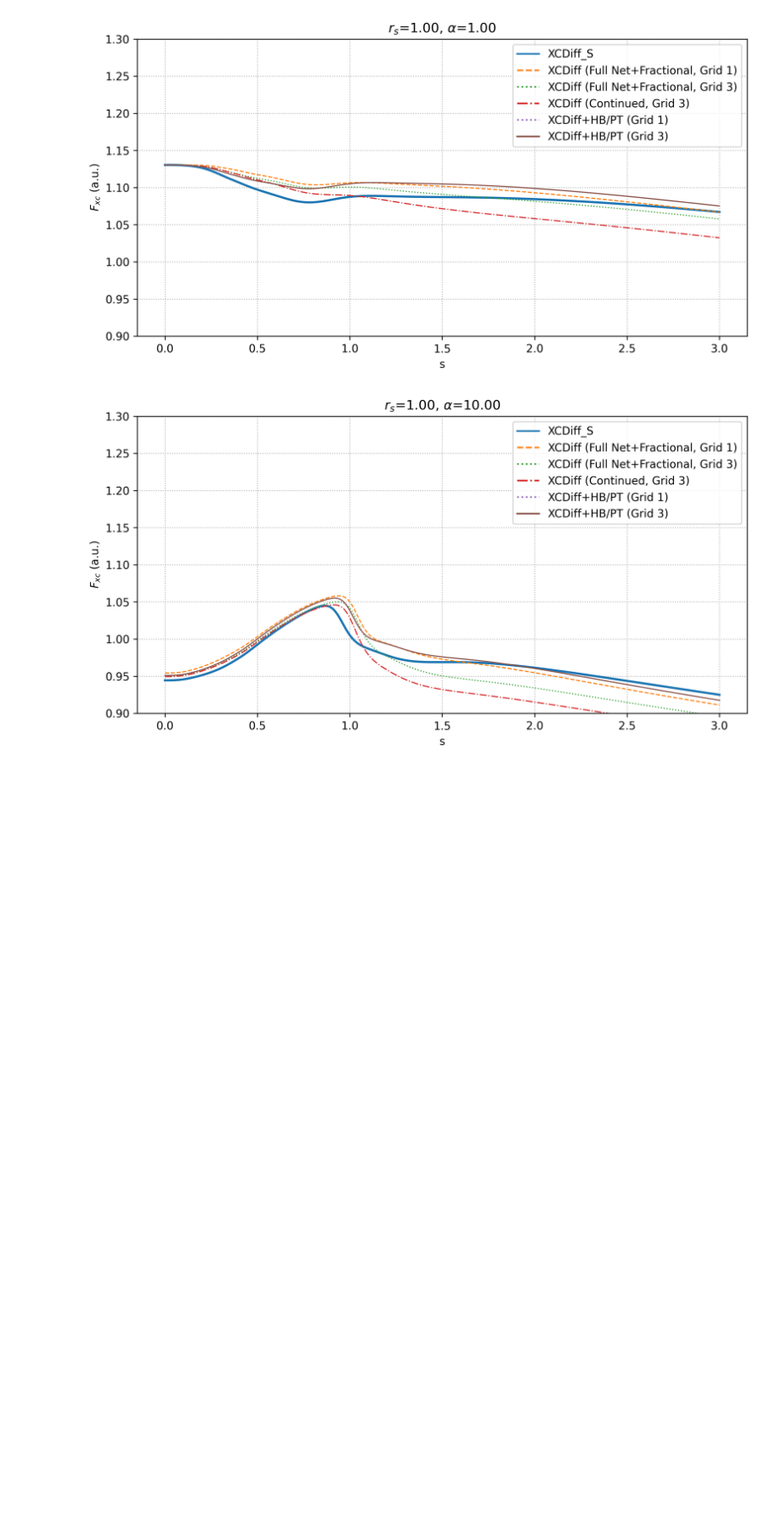
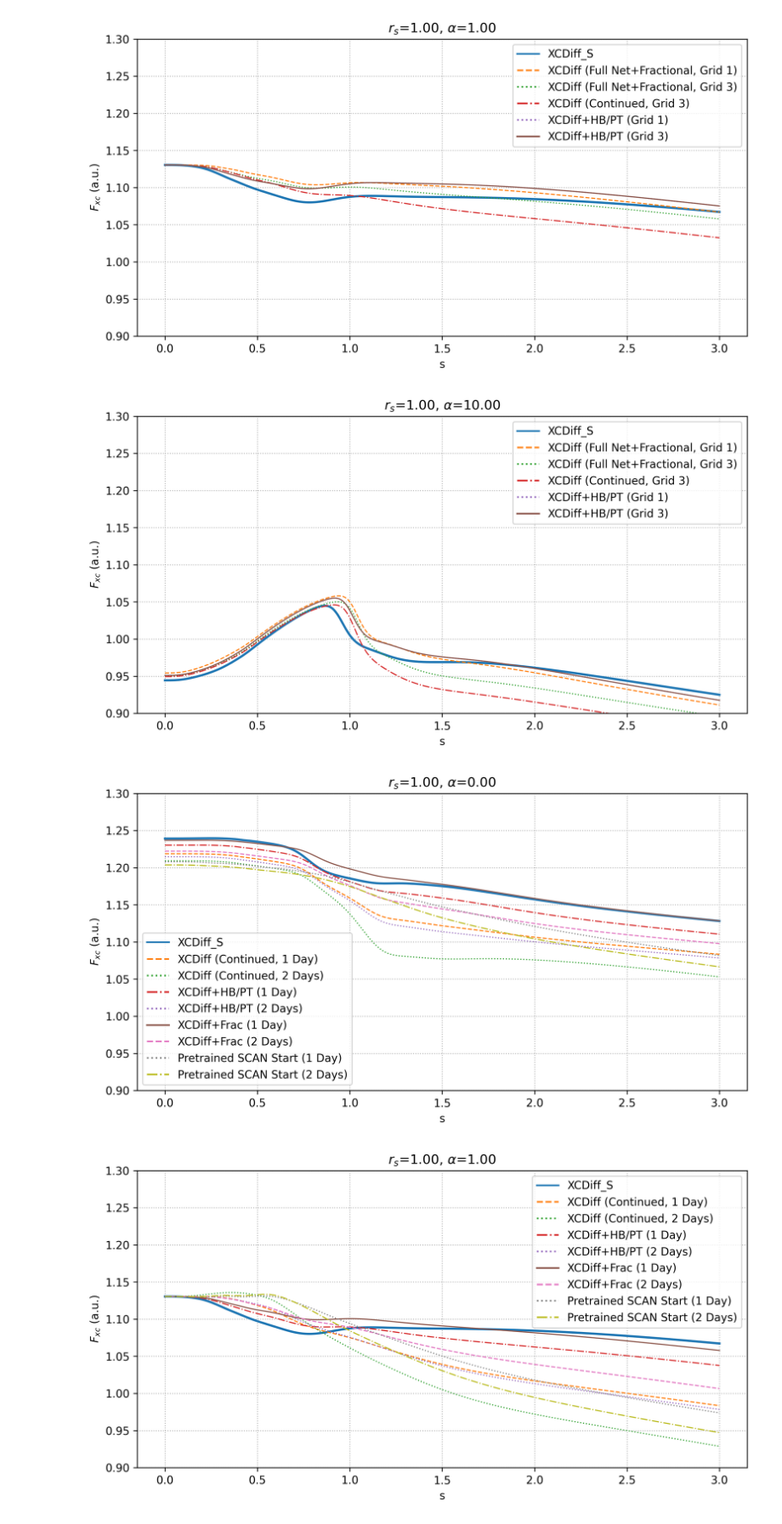
Before and after one commit to alecpwills/dpyscfl, a Jupyter notebook: notebooks/plot_enhancement_general.ipynb, the cells around one changed output. Shown at 85% size. Drawn from its saved outputs; the diff is of its cells as text; code cells hidden in the pictures; blank space fills up the shorter version.

```diff
--- a/notebooks/plot_enhancement_general.ipynb
+++ b/notebooks/plot_enhancement_general.ipynb
@@ -380,3 +380,68 @@ grid(ls=':')
 [figure]
 [figure]
 [figure]
+# %%
+figsize(10,5)
+
+figure(dpi=300)
+modelroot = '/home/awills/Documents/Research/swxcd/eval'
+xcdsd = '/home/awills/Documents/Research/swxcd/train/xcdiffsym'
+xcdsfp = '/home/awills/Documents/Research/swxcd/eval/xcdsymfrac/abfrac/'
+xcdcp = '/home/awills/Documents/Research/swxcd/eval/xcdiff_c'
+xcdsw1p = '/home/awills/Documents/Research/swxcd/eval/xcdsw1'
+xcdsw3p = '/home/awills/Documents/Research/swxcd/eval/xcdsw3'
+mgxc = '/MODEL_MGGA/xc'
+xcd = torch.jit.load(os.path.join(modelroot, 'xcdiff/MODEL_MGGA/xc'))
+xcdsf1 = torch.load(xcdsfp+'/swmg1/MODEL_MGGA/xc')
+xcdc = torch.load(xcdcp+mgxc)
+xcdsw1 = torch.load(xcdsw1p+mgxc)
+
+xcdc1 = torch.load(os.path.join(modelroot, 'xcdiff_c', 'MODELdoub_MGGA/xc'))
+xcdc2 = torch.load(os.path.join(modelroot, 'xcdiff_c', 'MODELdoub2_MGGA/xc'))
+pts1 = torch.load(os.path.join(modelroot, 'ptscan', 'double/MODEL_MGGA/xc'))
+pts2 = torch.load(os.path.join(modelroot, 'ptscan', 'double/MODEL2_MGGA/xc'))
+xcdsw31 = torch.load(xcdsw3p+mgxc)
+xcdsw32 = torch.load(os.path.join(xcdsw3p, 'MODEL2_MGGA/xc'))
+xcdsf31 = torch.load(xcdsfp+'/swmg3/MODEL_MGGA/xc')
+xcdsf32 = torch.load(xcdsfp+'/swmg3/MODEL2_MGGA/xc')
+
+
+only = None
+ylims=(0.9, 1.3)
+dct = {"XCDiff_S": xcd,
+      "XCDiff (Continued, 1 Day)":xcdc1.xc,
+      "XCDiff (Continued, 2 Days)":xcdc2.xc,
+      "XCDiff+HB/PT (1 Day)":xcdsw31.xc,
+      "XCDiff+HB/PT (2 Days)":xcdsw32.xc,
+       "XCDiff+Frac (1 Day)":xcdsf31.xc,
+       "XCDiff+Frac (2 Days)":xcdsf32.xc,
+       "Pretrained SCAN Start (1 Day)":pts1.xc,
+       "Pretrained SCAN Start (2 Days)":pts2.xc
+      }
+
+plot_fxc(dct, s_range=[0, 3], rs=[1], alpha_range=[0], only=only)
+ylim(ylims)
+# legend([])
+grid(ls=':')
+title("$r_s$={:3.2f}, $\\alpha$={:3.2f}".format(1, 0))
+
+# savefig('Fxc_mgga_alpha0.pdf',bbox_inches='tight')
+figure(dpi=300)
+plot_fxc(dct, s_range=[0, 3], rs=[1], alpha_range=[1], only=only)
+ylim(ylims)
+title("$r_s$={:3.2f}, $\\alpha$={:3.2f}".format(1, 1))
+
+# legend([])
+ylims=(0.6, 1.1)
+grid(ls=':')
+# savefig('Fxc_mgga_alpha1.pdf',bbox_inches='tight')
+figure(dpi=300)
+plot_fxc(dct, s_range=[0, 3], rs=[1], alpha_range=[10], only=only)
+title("$r_s$={:3.2f}, $\\alpha$={:3.2f}".format(1, 10))
+ylim(ylims)
+# legend([])
+grid(ls=':')
+# savefig('Fxc_mgga_alpha10.pdf',bbox_inches='tight')
+# %% [output]
+[figure, added]
+[figure, added]
```
Also changed, not shown: parts of 1 cell of this notebook, 1 other file.
